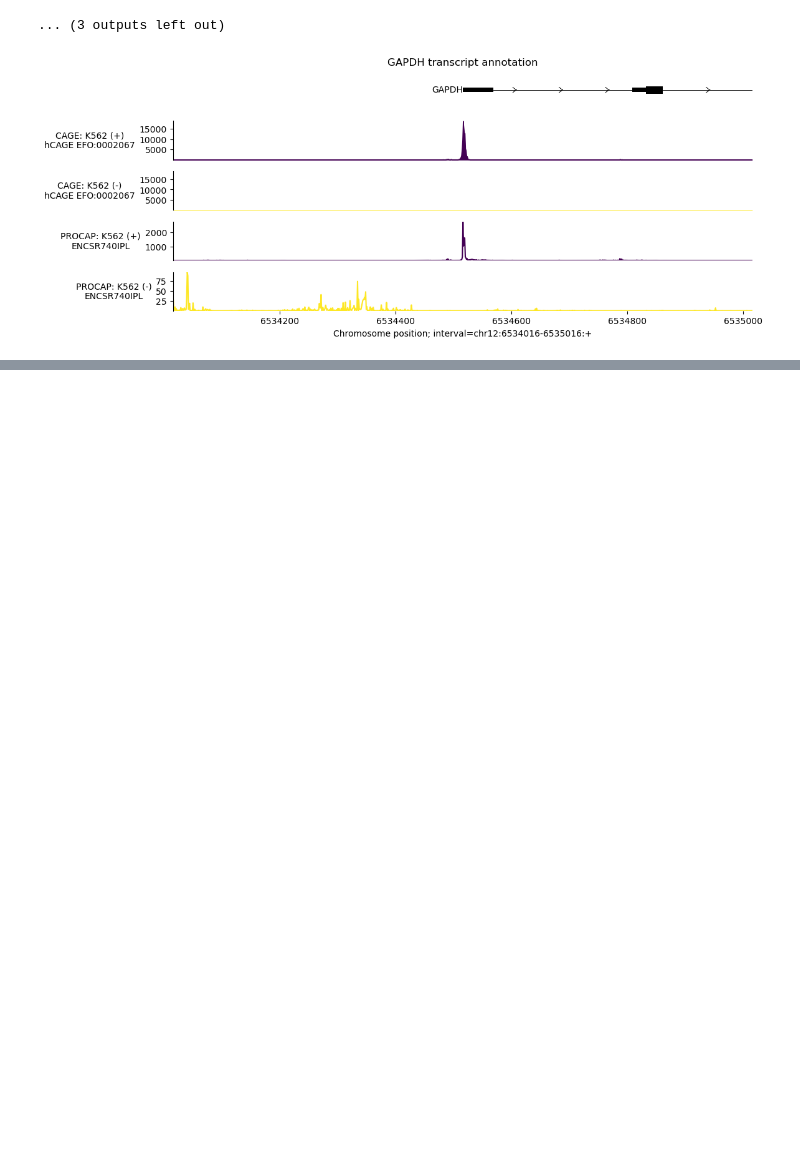
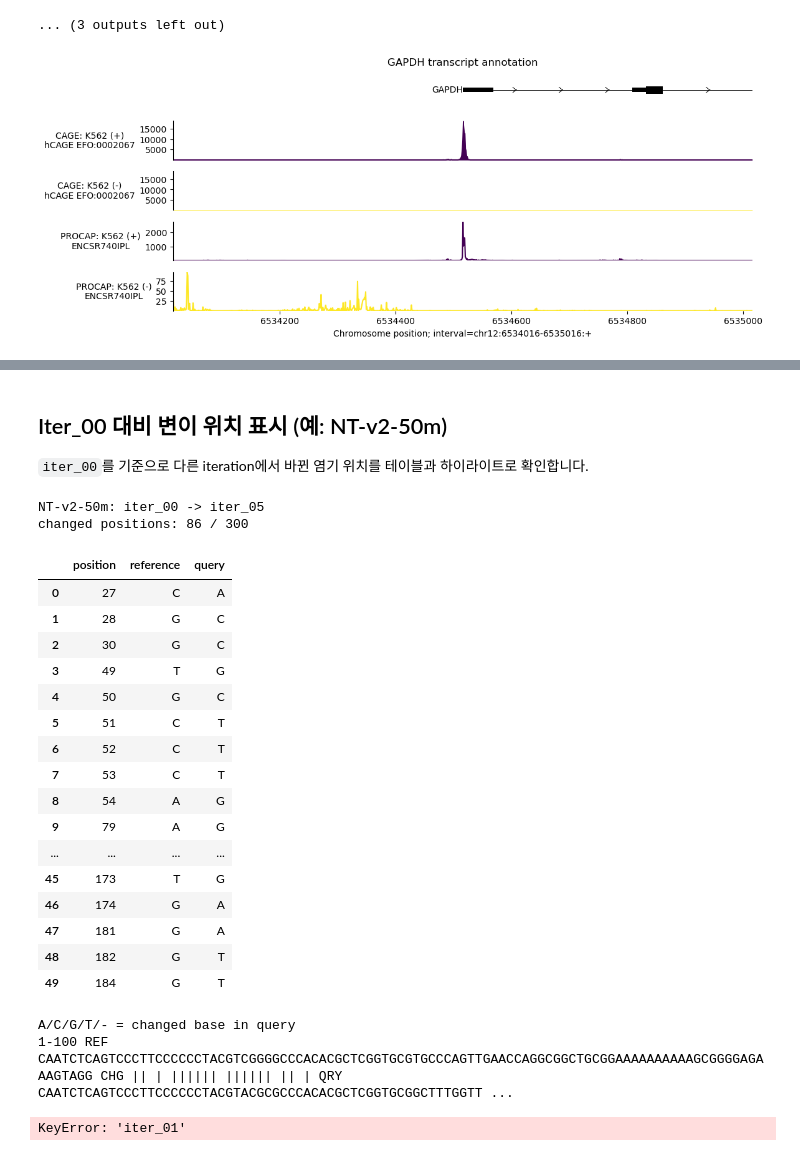
Before and after one commit to leemnj/iterative-dna-reconstruction, a Jupyter notebook: 03_dna-fm-to-alphagenome/regulator-to-alphagenome/compare-TSS-upstream.ipynb, the cells around one changed output, grey strips where cells are left out. Cells and saved outputs as stored; diff of their text form; code cells hidden in the pictures; blank space fills up the shorter version.

```diff
--- a/03_dna-fm-to-alphagenome/regulator-to-alphagenome/compare-TSS-upstream.ipynb
+++ b/03_dna-fm-to-alphagenome/regulator-to-alphagenome/compare-TSS-upstream.ipynb
@@ -334,0 +334,56 @@ Error:
+# %% [markdown]
+## Iter_00 대비 변이 위치 표시 (예: NT-v2-50m)
+`iter_00`를 기준으로 다른 iteration에서 바뀐 염기 위치를 테이블과 하이라이트로 확인합니다.
+# %%
+from IPython.display import HTML, display
+from utils import mutation_table, render_sequence_diff_html
+
+MODEL = 'NT-v2-50m'
+BASE_ITER = 'iter_00'
+TARGET_ITER = 'iter_05'  # 필요 시 iter_01 ~ iter_20로 변경
+
+base_seq = seqs_by_model[MODEL][BASE_ITER]
+target_seq = seqs_by_model[MODEL][TARGET_ITER]
+
+diff_df = mutation_table(base_seq, target_seq, position_start=1)
+print(f'{MODEL}: {BASE_ITER} -> {TARGET_ITER}')
+print(f'changed positions: {len(diff_df)} / {max(len(base_seq), len(target_seq))}')
+display(diff_df.head(50))
+
+display(HTML(render_sequence_diff_html(base_seq, target_seq, line_width=100)))
+# %% [output]
+NT-v2-50m: iter_00 -> iter_05
+changed positions: 86 / 300
+|  | position | reference | query |
+| 0 | 27 | C | A |
+| 1 | 28 | G | C |
+| 2 | 30 | G | C |
+| 3 | 49 | T | G |
+| 4 | 50 | G | C |
+| 5 | 51 | C | T |
+| 6 | 52 | C | T |
+| 7 | 53 | C | T |
+| 8 | 54 | A | G |
+| 9 | 79 | A | G |
+| ... | ... | ... | ... |
+| 45 | 173 | T | G |
+| 46 | 174 | G | A |
+| 47 | 181 | G | A |
+| 48 | 182 | G | T |
+| 49 | 184 | G | T |
+A/C/G/T/- = changed base in query
+1-100 REF CAATCTCAGTCCCTTCCCCCCTACGTCGGGGCCCACACGCTCGGTGCGTGCCCAGTTGAACCAGGCGGCTGCGGAAAAAAAAAAGCGGGGAGAAAGTAGG CHG || | |||||| |||||| || | QRY CAATCTCAGTCCCTTCCCCCCTACGTACGCGCCCACACGCTCGGTGCGGCTTTGGTT ...
+# %%
+# iter_00 대비 전체 iteration 변화량 요약
+MODEL = 'NT-v2-50m'
+base_seq = seqs_by_model[MODEL]['iter_00']
+summary = []
+for i in range(1, 21):
+    iter_name = f'iter_{i:02d}'
+    seq = seqs_by_model[MODEL][iter_name]
+    n_changed = len(mutation_table(base_seq, seq, position_start=1))
+    summary.append({'iteration': iter_name, 'n_changed_vs_iter_00': n_changed})
+
+pd.DataFrame(summary).sort_values('iteration').reset_index(drop=True)
+# %% [output]
+KeyError: 'iter_01'
```
Also changed, not shown: parts of 7 cells of this notebook, 14 other files.
